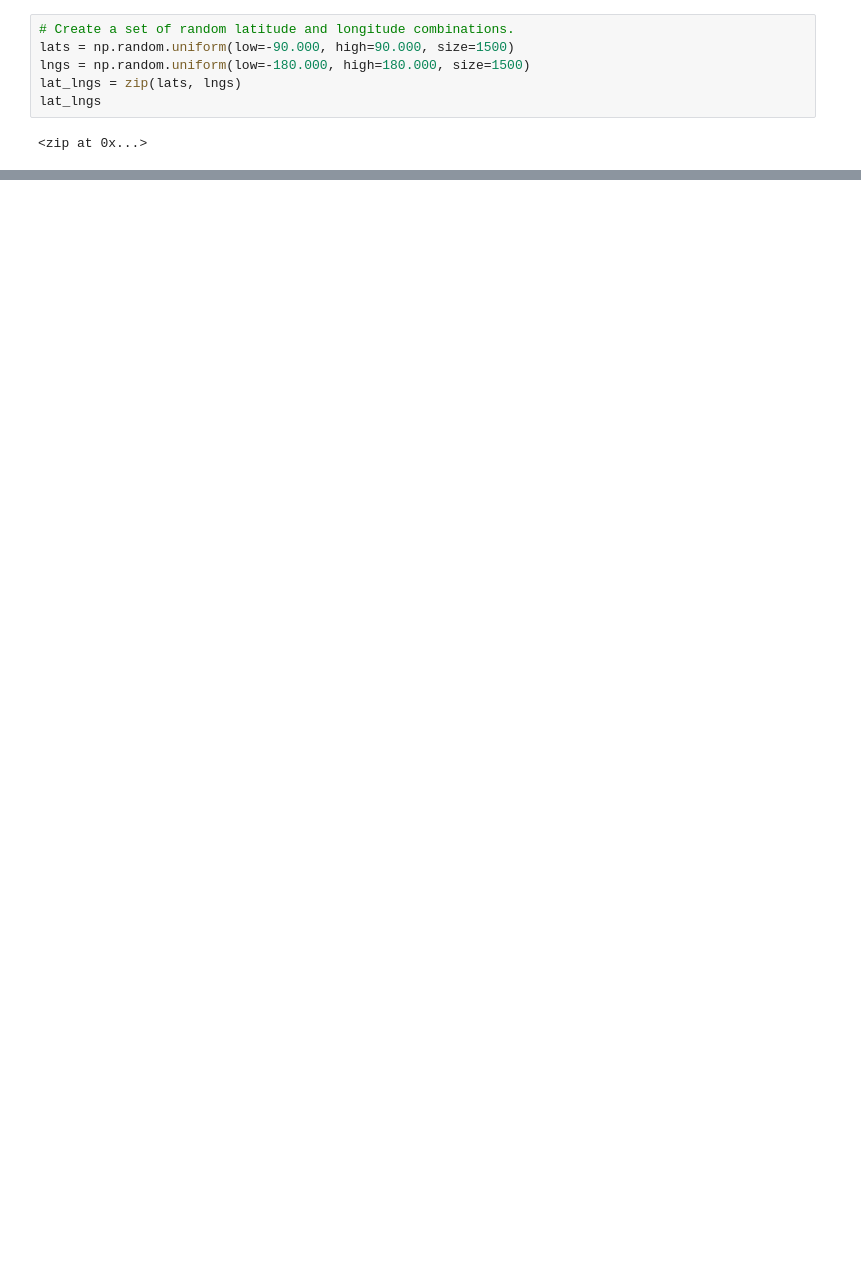
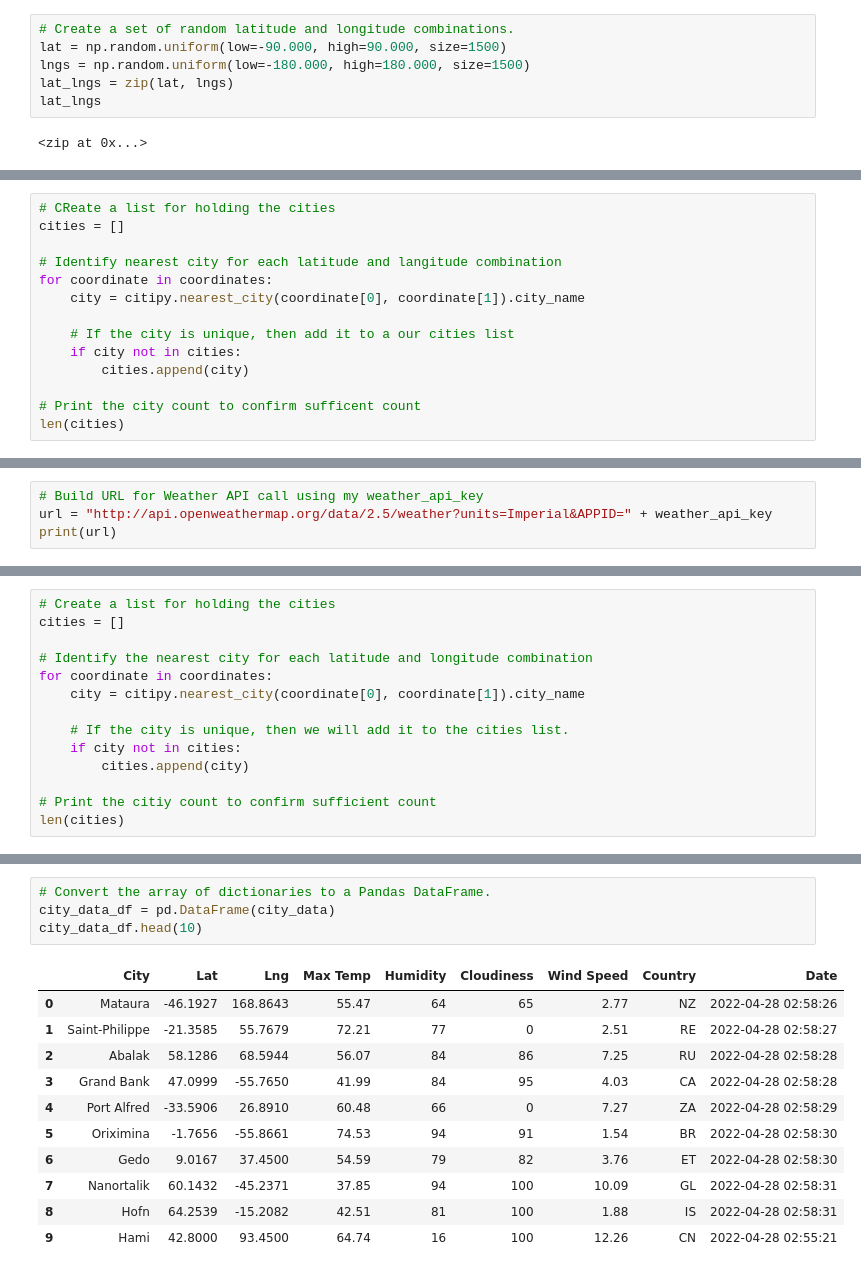
Before and after one commit to Harpritkc/World-Weather-Analysis, a Jupyter notebook: WeatherPy.ipynb, the cells around one changed output, grey strips where cells are left out. Saved outputs shown, nothing was run; the diff lists cells and outputs as text; blank space fills up the shorter version.

Commit message:
Addiging weather_data

```diff
--- a/WeatherPy.ipynb
+++ b/WeatherPy.ipynb
@@ -8,8 +11,8 @@ import numpy as np
 # %%
 # Create a set of random latitude and longitude combinations.
-lats = np.random.uniform(low=-90.000, high=90.000, size=1500)
+lat = np.random.uniform(low=-90.000, high=90.000, size=1500)
 lngs = np.random.uniform(low=-180.000, high=180.000, size=1500)
-lat_lngs = zip(lats, lngs)
+lat_lngs = zip(lat, lngs)
 lat_lngs
 # %% [output]
 <zip at 0x...>
@@ -39 +42,15 @@ coordinates
  ...]
+# %%
+# CReate a list for holding the cities
+cities = []
+
+# Identify nearest city for each latitude and langitude combination
+for coordinate in coordinates:
+    city = citipy.nearest_city(coordinate[0], coordinate[1]).city_name
+
+    # If the city is unique, then add it to a our cities list
+    if city not in cities:
+        cities.append(city)
+
+# Print the city count to confirm sufficent count
+len(cities)
@@ -39,0 +65,4 @@ coordinates
+# %%
+# Build URL for Weather API call using my weather_api_key
+url = "http://api.openweathermap.org/data/2.5/weather?units=Imperial&APPID=" + weather_api_key
+print(url)
@@ -39,0 +73,14 @@ coordinates
+# %%
+# Create a list for holding the cities
+cities = []
+
+# Identify the nearest city for each latitude and longitude combination
+for coordinate in coordinates:
+    city = citipy.nearest_city(coordinate[0], coordinate[1]).city_name
+
+    # If the city is unique, then we will add it to the cities list.
+    if city not in cities:
+        cities.append(city)
+
+# Print the citiy count to confirm sufficient count
+len(cities)
@@ -39,0 +192,16 @@ coordinates
+# %%
+# Convert the array of dictionaries to a Pandas DataFrame.
+city_data_df = pd.DataFrame(city_data)
+city_data_df.head(10)
+# %% [output]
+|  | City | Lat | Lng | Max Temp | Humidity | Cloudiness | Wind Speed | Country | Date |
+| 0 | Mataura | -46.1927 | 168.8643 | 55.47 | 64 | 65 | 2.77 | NZ | 2022-04-28 02:58:26 |
+| 1 | Saint-Philippe | -21.3585 | 55.7679 | 72.21 | 77 | 0 | 2.51 | RE | 2022-04-28 02:58:27 |
+| 2 | Abalak | 58.1286 | 68.5944 | 56.07 | 84 | 86 | 7.25 | RU | 2022-04-28 02:58:28 |
+| 3 | Grand Bank | 47.0999 | -55.7650 | 41.99 | 84 | 95 | 4.03 | CA | 2022-04-28 02:58:28 |
+| 4 | Port Alfred | -33.5906 | 26.8910 | 60.48 | 66 | 0 | 7.27 | ZA | 2022-04-28 02:58:29 |
+| 5 | Oriximina | -1.7656 | -55.8661 | 74.53 | 94 | 91 | 1.54 | BR | 2022-04-28 02:58:30 |
+| 6 | Gedo | 9.0167 | 37.4500 | 54.59 | 79 | 82 | 3.76 | ET | 2022-04-28 02:58:30 |
+| 7 | Nanortalik | 60.1432 | -45.2371 | 37.85 | 94 | 100 | 10.09 | GL | 2022-04-28 02:58:31 |
+| 8 | Hofn | 64.2539 | -15.2082 | 42.51 | 81 | 100 | 1.88 | IS | 2022-04-28 02:58:31 |
+| 9 | Hami | 42.8000 | 93.4500 | 64.74 | 16 | 100 | 12.26 | CN | 2022-04-28 02:55:21 |
```
Also changed, not shown: parts of 20 cells of this notebook, 4 other files.
